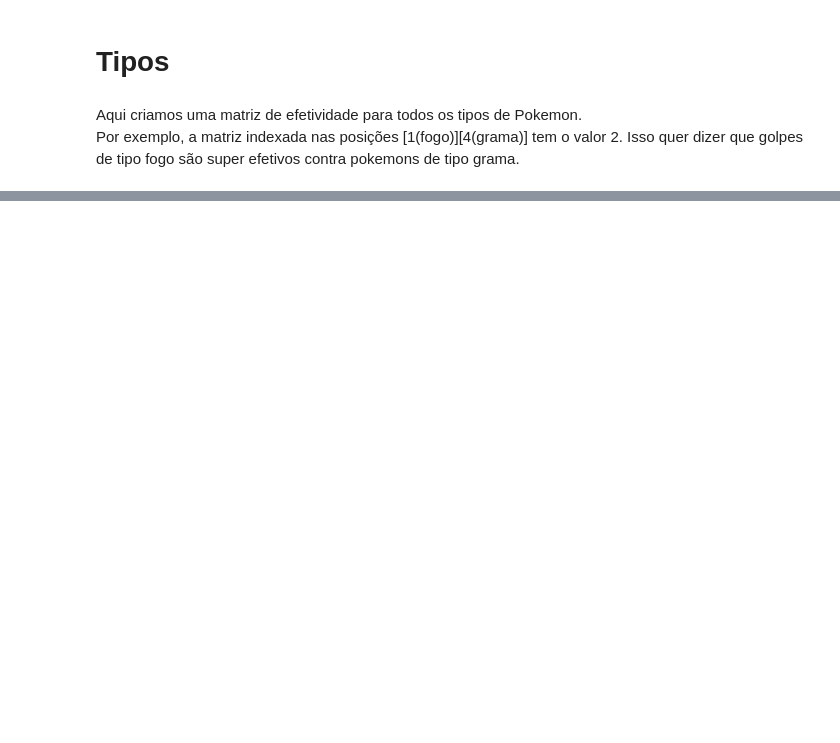
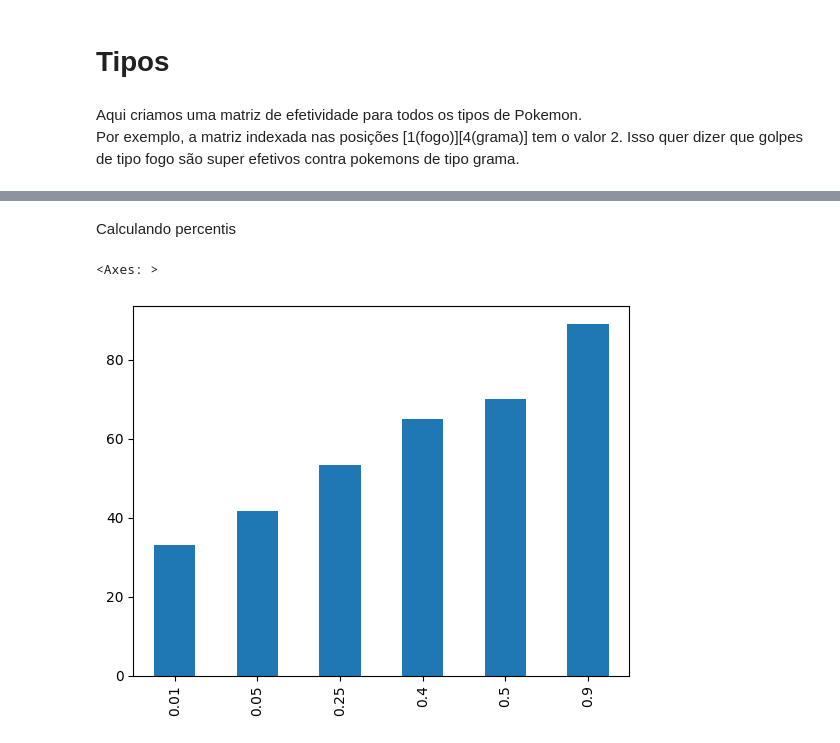
Before and after one commit to arthur-mts/mineracao-dados, a Jupyter notebook: projeto/extracao.ipynb, the cells around one changed output, grey strips where cells are left out. Drawn from its saved outputs; the diff is of its cells as text; code cells hidden in the pictures; blank space fills up the shorter version.

```diff
--- a/projeto/extracao.ipynb
+++ b/projeto/extracao.ipynb
@@ -105,0 +130,7 @@ damage_matrix[1][4]
+# %% [markdown]
+Calculando percentis
+# %%
+pokedex_df["status_mean"].quantile([.01, 0.05, 0.25, .4, 0.5, .9]).plot.bar()
+# %% [output]
+<Axes: >
+[figure, added]
```
Also changed, not shown: parts of 18 cells of this notebook, 3 other files.
